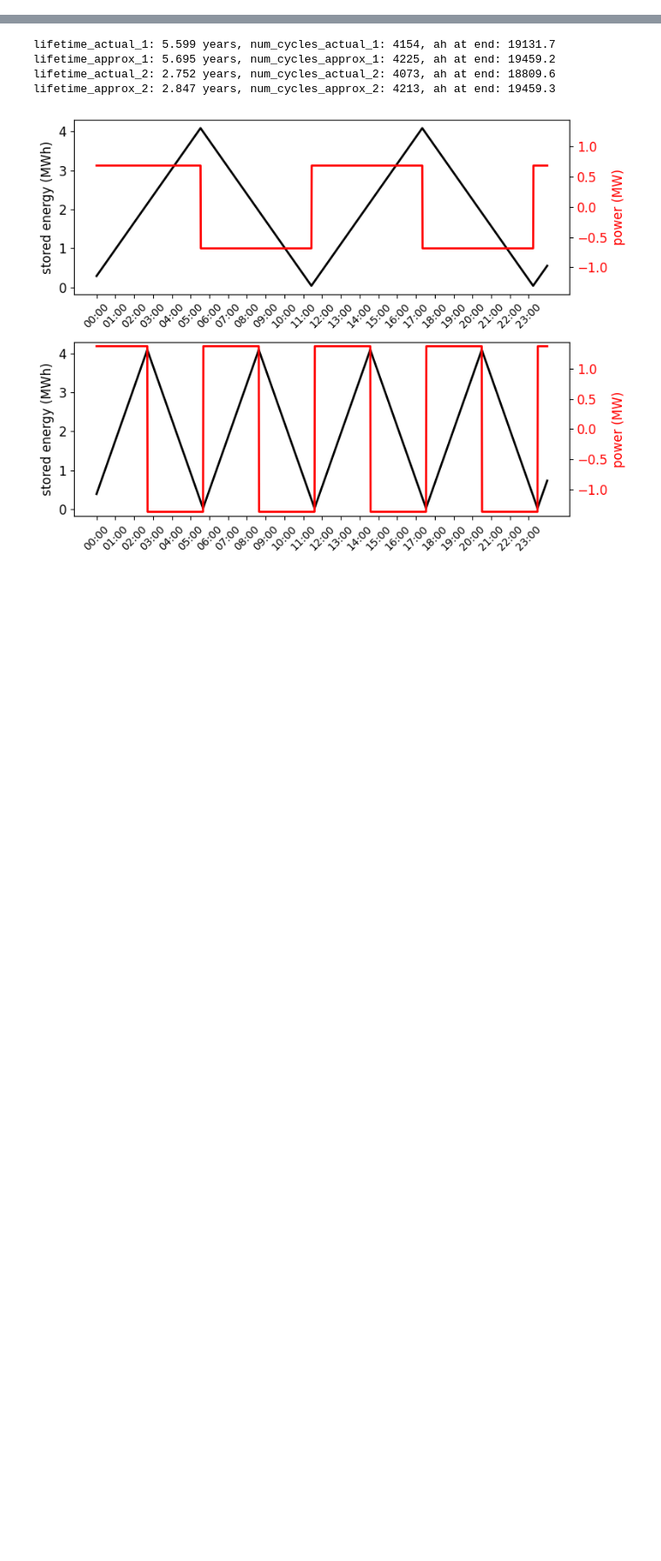
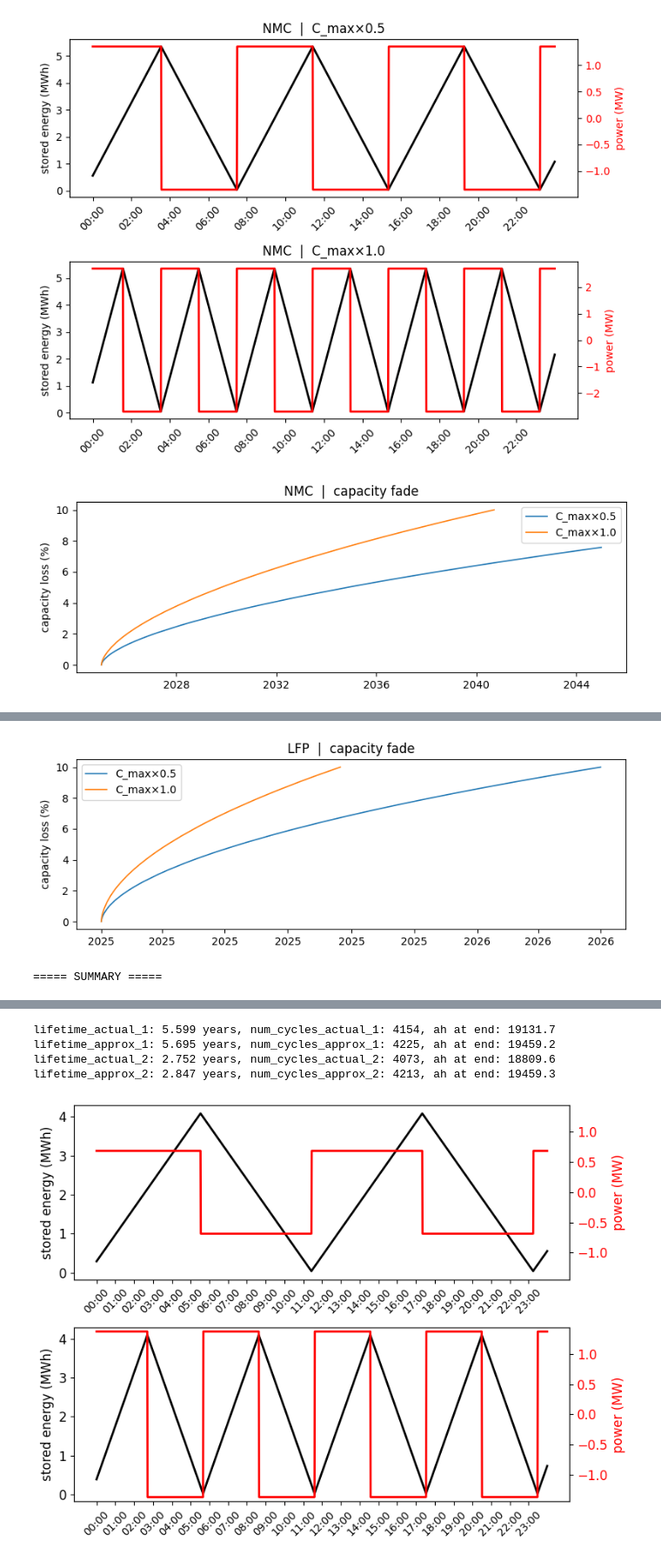
Before and after one commit to Captain-Noble/aging_aware_battery_control, a Jupyter notebook: aging/aging.ipynb, the cells around one changed output, grey strips where cells are left out. Shown at 87% size. Saved outputs shown, nothing was run; the diff lists cells and outputs as text; code cells hidden in the pictures; blank space fills up the shorter version.

```diff
--- a/aging/aging.ipynb
+++ b/aging/aging.ipynb
@@ -105,3 +143,78 @@ def bang_bang_simulator(cell_constants, approx=False):
     num_cycles = np.sum(np.diff(np.sign(tilde_b)) != 0)//2
     ah_at_the_end = ah[-1]
     return cell_variables, E_sim, lifetime_in_years, num_cycles, ah_at_the_end
+# %%
+# === MAIN EXPERIMENT LOOP =====================================================
+# 如果只想测试部分电芯，改动这个列表即可
+chem_list = list(cell_library.keys())          # e.g. ['NMC', 'LFP']
+rate_mults = [0.25, 0.5, 1.0, 2.0, 4.0]                        # 0.5 × C_max 和 1.0 × C_max
+
+summary_rows = []
+for chem in chem_list:
+    const_base = choose_cell(chem)             # 深拷贝，互不干扰
+    H = const_base['H']
+
+    # 存放两种倍率下的曲线，便于绘图
+    daily_profiles = {}
+    loss_profiles  = {}
+
+    for mult in rate_mults:
+        const = choose_cell(chem)
+        const['C_max'] = const['C_max'] * mult
+
+        # ‑‑ 精确模型（approx=False） ------------------------------------------------
+        cell_vars, E_sim, life, cycles, ah_end = bang_bang_simulator(const, approx=False)
+        # 只留一天做“充放电曲线”展示
+        q = cell_vars['tilde_q'] * const['N'] * const['tilde_V']
+        b = cell_vars['tilde_b'] * const['N'] * const['tilde_V']
+        daily_profiles[mult] = (q, b)
+
+        # “容量衰减曲线” 全程
+        loss_profiles[mult] = cell_vars['l']
+
+        summary_rows.append(
+            dict(Chem=chem, C_rate_mult=mult, Lifetime_yr=life,
+                 Cycles=cycles, Ah_Throughput=int(ah_end))
+        )
+
+    # -------------------------- 画图（每个 chem 单独成图） -------------------------
+    # 1) 一天内充放电曲线
+    times_day = pd.date_range('2000-01-01 00:00', periods=2*H, freq='1min')   # 保留生成 2H 记录
+    fig, axes = plt.subplots(len(rate_mults), 1, figsize=(8, 3*len(rate_mults)), sharey='col')
+    if len(rate_mults) == 1: axes=[axes]
+    for idx, mult in enumerate(rate_mults):
+        q, b = daily_profiles[mult]
+        ax = axes[idx]
+        ax.plot(times_day[H:2*H], q[H:2*H], color='k', lw=2, label='SoC·MWh')
+        ax.set_ylabel('stored energy (MWh)')
+        ax.set_xticks(pd.date_range(times_day.min(), times_day.max(), freq='2h'))
+        ax.xaxis.set_major_formatter(DateFormatter('%H:%M'))
+        ax.tick_params(axis='x', rotation=45)
+        ax_t = ax.twinx()
+        ax_t.plot(times_day[H:2*H], b[H:2*H], color='red', lw=2, label='power·MW')
+        ax_t.set_ylabel('power (MW)', color='red')
+        ax_t.tick_params(axis='y', labelcolor='red')
+        ax.set_title(f'{chem}  |  C_max×{mult}')
+    plt.tight_layout()
+    plt.show()
+
+    # 2) 全寿命容量衰减
+    fig, ax = plt.subplots(figsize=(8,3))
+    for mult in rate_mults:
+        l = loss_profiles[mult]
+        t = pd.date_range('2025-01-01', periods=len(l), freq='1min')
+        ax.plot(t, l*100, lw=1.2, label=f'C_max×{mult}')
+    ax.set_ylabel('capacity loss (%)')
+    ax.legend()
+    ax.set_title(f'{chem}  |  capacity fade')
+    ax.xaxis.set_major_formatter(DateFormatter('%Y'))
+    plt.tight_layout()
+    plt.show()
+
+# ====================== 打印总结表 ============================================
+summary_df = pd.DataFrame(summary_rows)
+print('\n===== SUMMARY =====')
+display(summary_df)
+# %% [output]
+[figure, added]
+[figure, added]
@@ -107,0 +222,2 @@ def bang_bang_simulator(cell_constants, approx=False):
+[figure, added]
+===== SUMMARY =====
```
Also changed, not shown: parts of 7 cells of this notebook, 1 other file.
